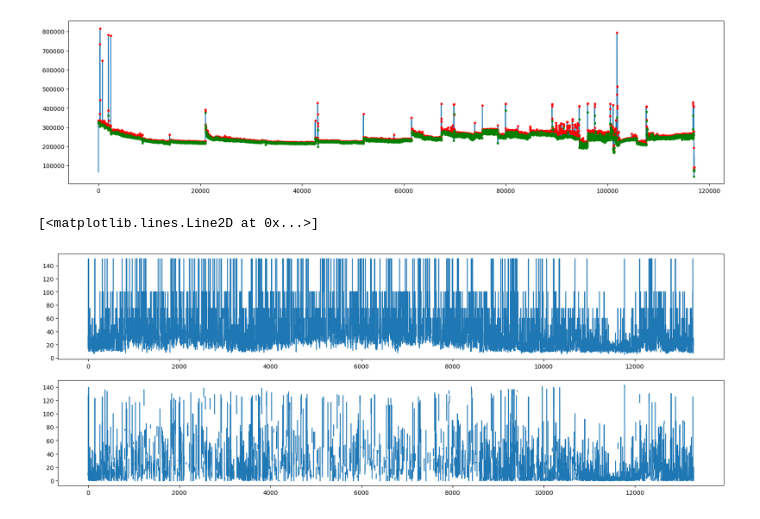
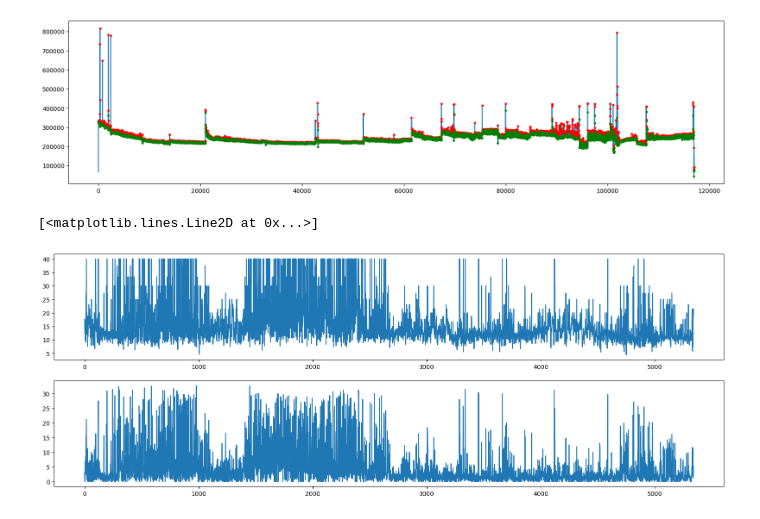
Before and after one commit to mschoi12/youtube-cnn-002-pytorch-unet, a Jupyter notebook: Peak_RR_240917.ipynb, the cells around one changed output. Cells and saved outputs as stored; diff of their text form; code cells hidden in the pictures.

```diff
--- a/Peak_RR_240917.ipynb
+++ b/Peak_RR_240917.ipynb
@@ -16,6 +16,7 @@ fp = '/content/drive/MyDrive/Dataset/Apnea/64-231113-KHK.csv'
 # %%
 cap_r = np.genfromtxt(fp, delimiter=',', skip_header=1, dtype=None, usecols=(2), encoding='utf-8')
 cap = np.char.strip(cap_r, '"').astype(int)
+capf = savgol_filter(cap, 11, 3)
 cap.shape
 # %% [output]
 (117035,)
@@ -64,10 +65,8 @@ def find_peaks_and_valleys(data, window_size):
     moving_avg = np.convolve(data, np.ones(window_size) / window_size, mode='valid')
     # 상태 변화 감지 (1: rising, -1: falling)
     state = np.sign(np.diff(moving_avg))
-
     peaks = []
     valleys = []
-
     # rising에서 falling으로 변화하는 지점에서 peak 찾기
     for i in range(1, len(state)-1):
         if state[i-1] == 1 and state[i] == -1:
@@ -76,7 +75,6 @@ def find_peaks_and_valleys(data, window_size):
         elif state[i-1] == -1 and state[i] == 1:
             valley_idx = np.argmin(data[i:i+window_size]) + i  # 최소값의 인덱스 찾기
             valleys.append(valley_idx)
-
     return np.array(peaks), np.array(valleys)
 
 def calculate_rr(peaks, time):
@@ -87,11 +85,9 @@ def calculate_rr(peaks, time):
     rr = 60 / peak_intervals
     return rr
 
-# 예시
 window_size = 10  # 이동 평균 윈도우 크기
-
 # find_peaks_and_valleys 함수를 사용하여 peak과 bottom 찾기
-peaks, valleys = find_peaks_and_valleys(cap, window_size)
+peaks, valleys = find_peaks_and_valleys(capf, window_size)
 
 # calculate_rr 함수를 사용하여 분당 호흡 수 계산
 rr = calculate_rr(peaks, time)
@@ -117,8 +113,8 @@ figure(figsize=(20,5)); plot(cap); plot(peaks, cap[peaks], 'r.'); plot(valleys,
 # %% [output]
 [figure]
 # %%
-rrv = abs(np.diff(rr)); rrv = np.append(rrv, np.mean(rrv));
+rr[rr>40] = 40; rrv = abs(np.diff(rr)); rrv = np.append(rrv, np.mean(rrv));
 figure(figsize=(20,7)); subplot(211); plot(rr); subplot(212); plot(rrv)
 # %% [output]
 [<matplotlib.lines.Line2D at 0x...>]
-[figure, old version]
+[figure, new version]
```
Also changed, not shown: parts of 6 cells of this notebook.
